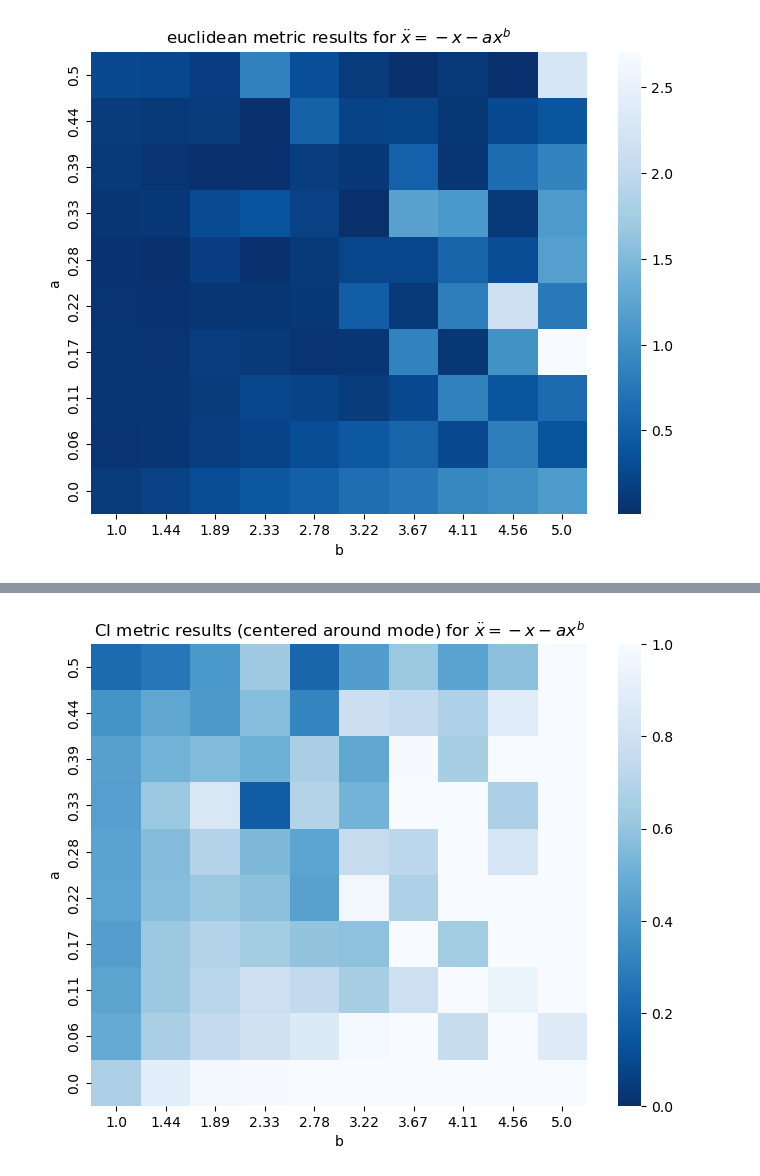
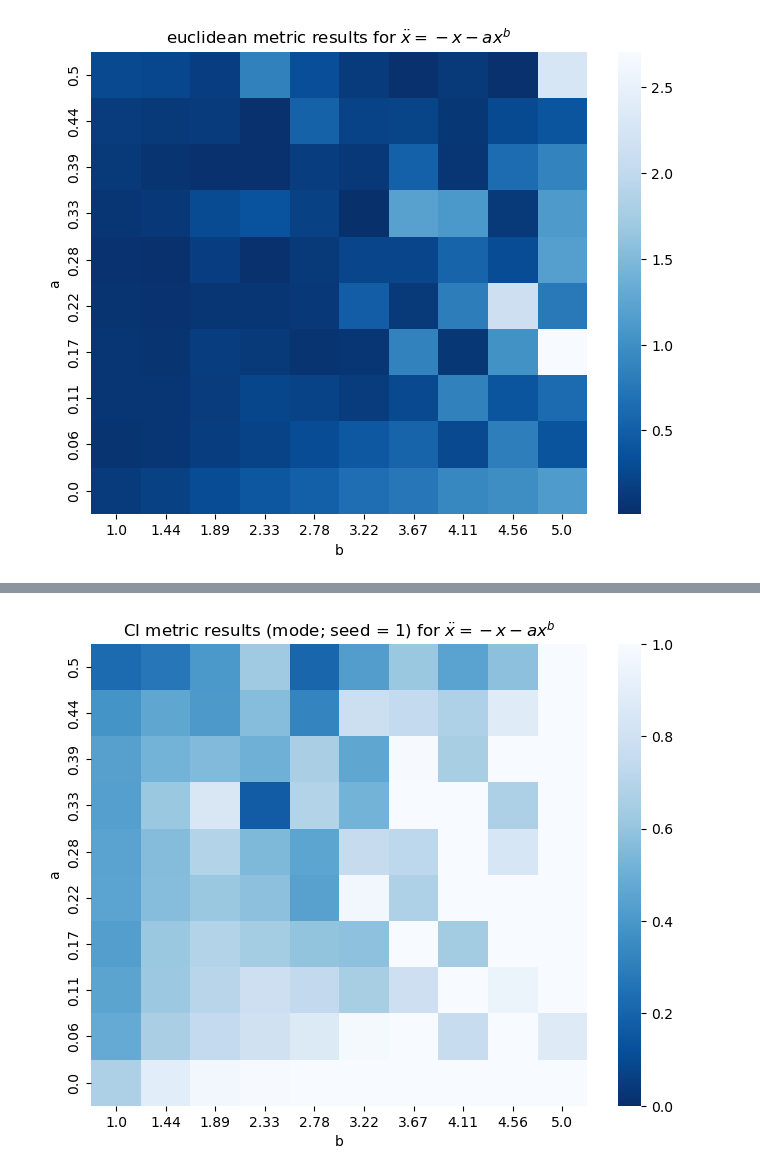
Before and after one commit to valentine-alia/BPE, a Jupyter notebook: vp_results/real_metrics_vis.ipynb, the cells around one changed output, grey strips where cells are left out. Saved outputs shown, nothing was run; the diff lists cells and outputs as text; code cells hidden in the pictures.

Commit message:
add some results

```diff
--- a/vp_results/real_metrics_vis.ipynb
+++ b/vp_results/real_metrics_vis.ipynb
@@ -163,12 +163,12 @@ vp99
 # %%
 colormap = sns.color_palette("Blues_r", as_cmap=True)
 plt.figure(figsize=(8,6))
 sns.heatmap(np.flip(CI_grid, axis = 0),cmap = colormap, vmin = 0.0, vmax = 1.0)
-plt.title(r"CI metric results (centered around mode) for $\ddot{x} = -x -ax^b$")
+plt.title(r"CI metric results (mode; seed = 1) for $\ddot{x} = -x -ax^b$")
 plt.xlabel("b")
 plt.ylabel('a')
 plt.xticks(ticks = np.arange(N)+0.5, labels = np.around(np.linspace(b_min,b_max,N),2))
 plt.yticks(ticks = np.arange(N)+0.5, labels = np.around(np.linspace(a_max,a_min,N),2))
 plt.show()
 # %% [output]
-[figure, old version]
+[figure, new version]
```
Also changed, not shown: parts of 1 cell of this notebook, 10 other files.
